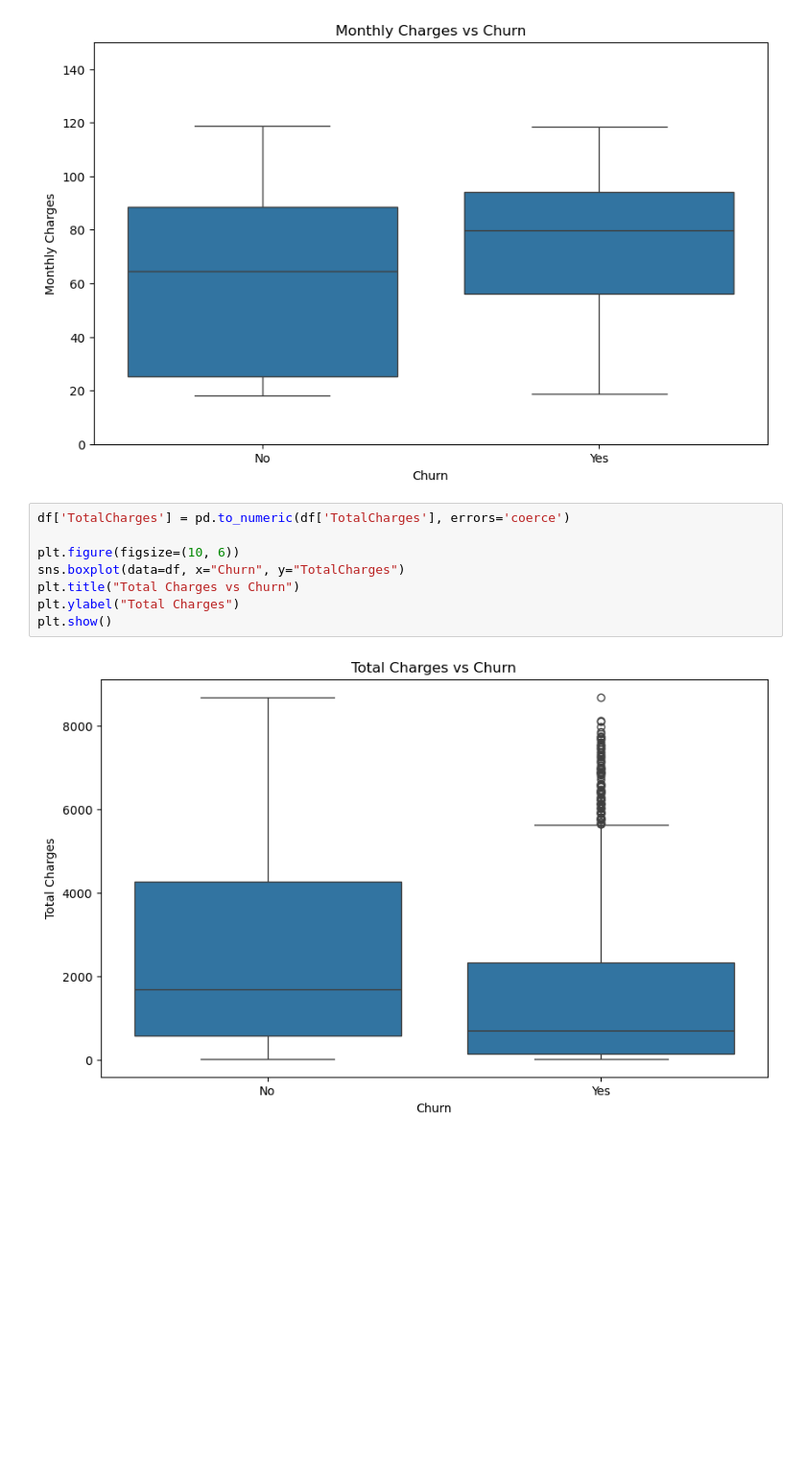
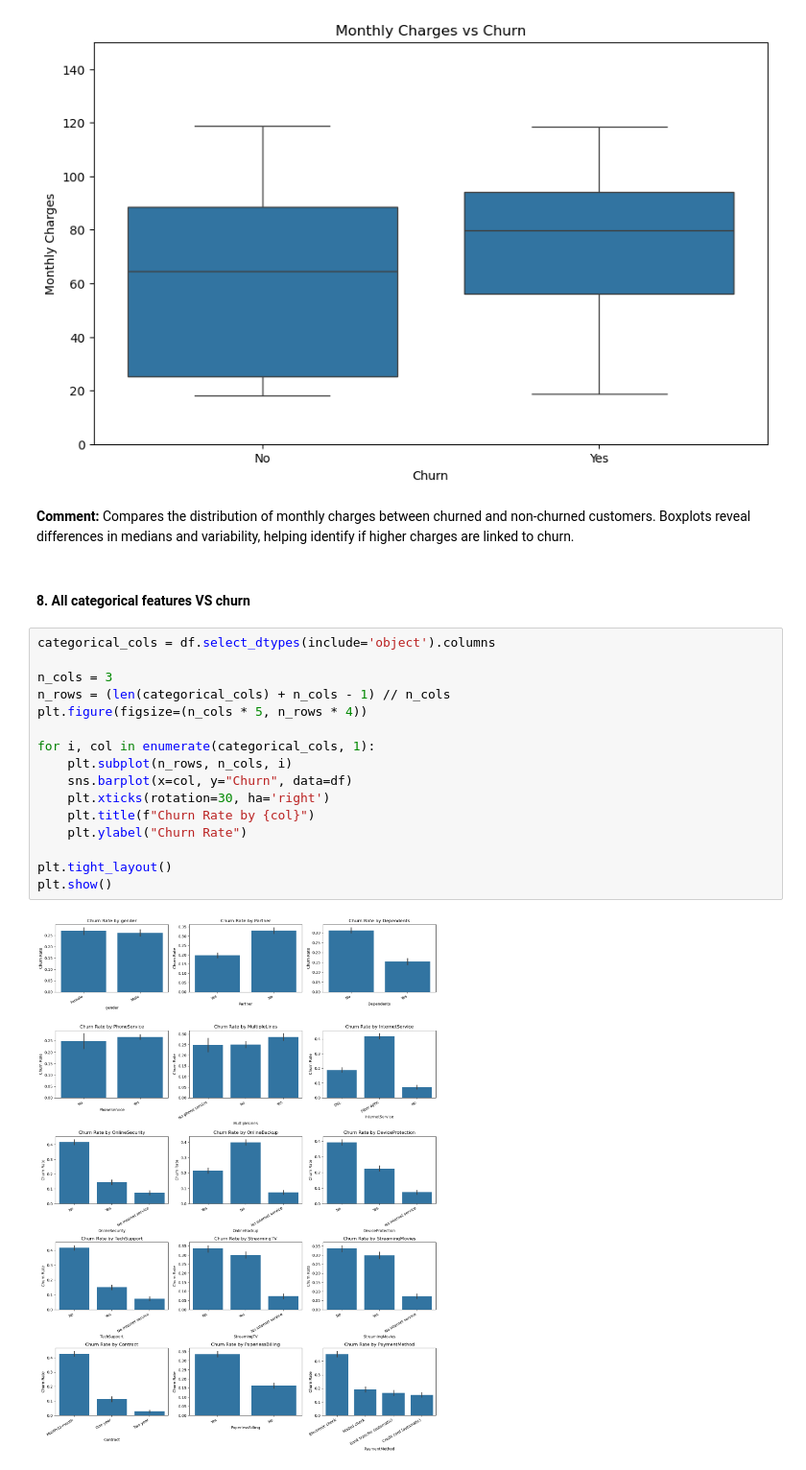
Before and after one commit to wiederstrom/customer-churn-prediction, a Jupyter notebook: notebooks/01_exploration.ipynb, the cells around one changed output. Shown at 96% size. Cells and saved outputs as stored; diff of their text form; blank space fills up the shorter version.

```diff
--- a/notebooks/01_exploration.ipynb
+++ b/notebooks/01_exploration.ipynb
@@ -145,13 +192,25 @@ plt.ylim(0, 150)
 plt.show()
 # %% [output]
 [figure]
-# %%
-df['TotalCharges'] = pd.to_numeric(df['TotalCharges'], errors='coerce')
-
-plt.figure(figsize=(10, 6))
-sns.boxplot(data=df, x="Churn", y="TotalCharges")
-plt.title("Total Charges vs Churn")
-plt.ylabel("Total Charges")
-plt.show()
-# %% [output]
-[figure, removed]
+# %% [markdown]
+**Comment:** Compares the distribution of monthly charges between churned and non-churned customers. Boxplots reveal differences in medians and variability, helping identify if higher charges are linked to churn.
+# %% [markdown]
+#### 8. **All categorical features VS churn**
+# %%
+categorical_cols = df.select_dtypes(include='object').columns
+
+n_cols = 3
+n_rows = (len(categorical_cols) + n_cols - 1) // n_cols
+plt.figure(figsize=(n_cols * 5, n_rows * 4))
+
+for i, col in enumerate(categorical_cols, 1):
+    plt.subplot(n_rows, n_cols, i)
+    sns.barplot(x=col, y="Churn", data=df)
+    plt.xticks(rotation=30, ha='right')
+    plt.title(f"Churn Rate by {col}")
+    plt.ylabel("Churn Rate")
+
+plt.tight_layout()
+plt.show()
+# %% [output]
+[figure, added]
```
Also changed, not shown: parts of 31 cells of this notebook, 8 other files.
